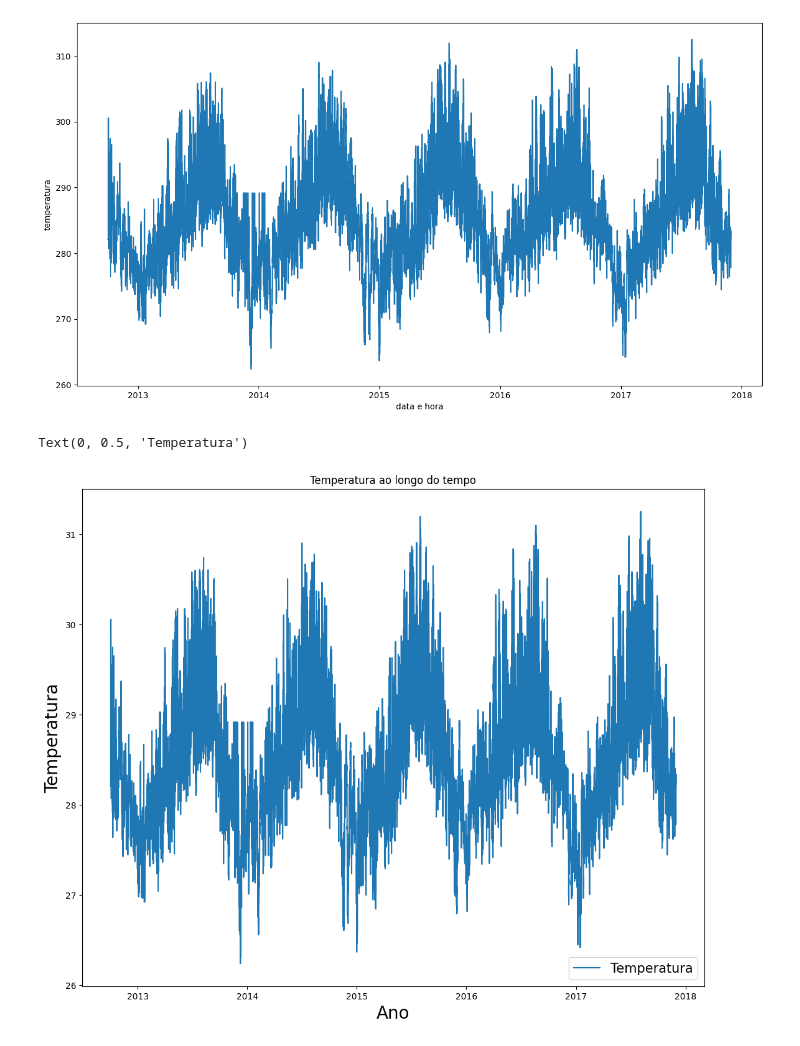
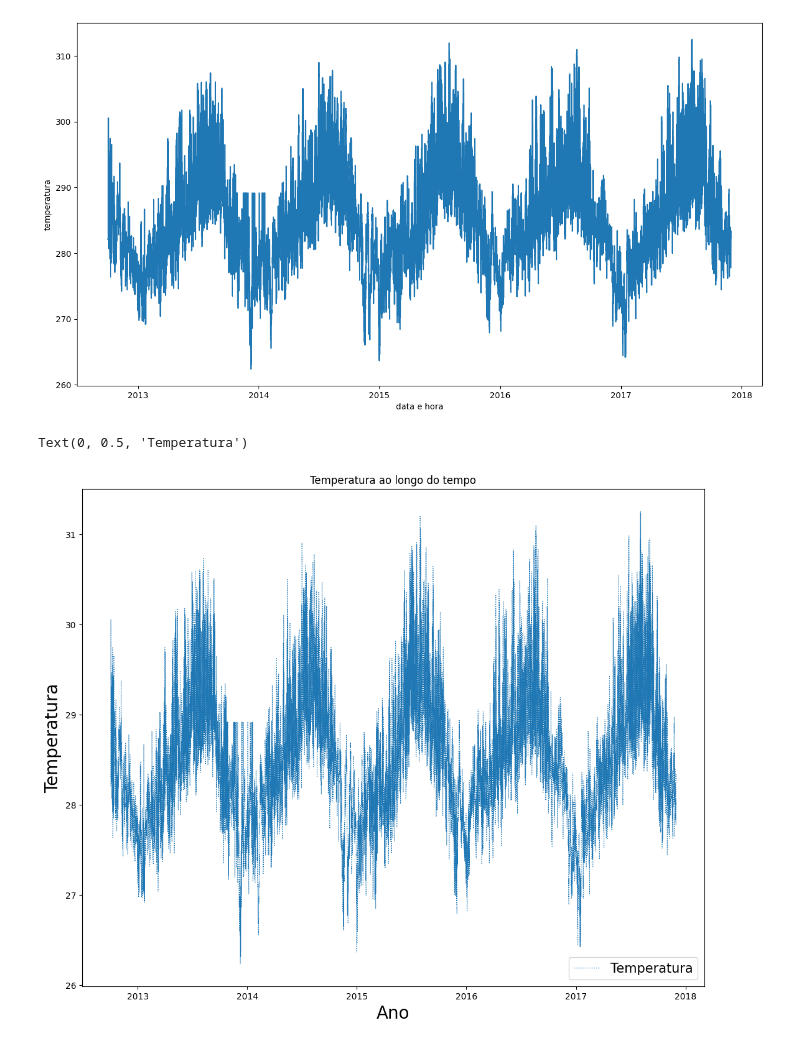
Before and after one commit to Willian-Walace/IABD-25-WILLIAN, a Jupyter notebook: AULA3/base_dado.ipynb, the cells around one changed output. Cells and saved outputs as stored; diff of their text form; code cells hidden in the pictures.

```diff
--- a/AULA3/base_dado.ipynb
+++ b/AULA3/base_dado.ipynb
@@ -43,11 +43,11 @@ Text(0, 0.5, 'temperatura')
 # %%
 fig = plt.figure(figsize=(10,8))
 eixo = fig.add_axes([0,0,1,1])
-eixo.plot(df['data'],df['temperatura']/10)
+eixo.plot(df['data'],df['temperatura']/10,lw=0.8,linestyle='dotted')
 eixo.set_title('Temperatura ao longo do tempo')
 eixo.legend(['Temperatura'], loc='lower right',fontsize=15)
 eixo.set_xlabel('Ano',fontsize=20)
 eixo.set_ylabel('Temperatura',fontsize=20)
 # %% [output]
 Text(0, 0.5, 'Temperatura')
-[figure, old version]
+[figure, new version]
```
Also changed, not shown: parts of 1 cell of this notebook.
